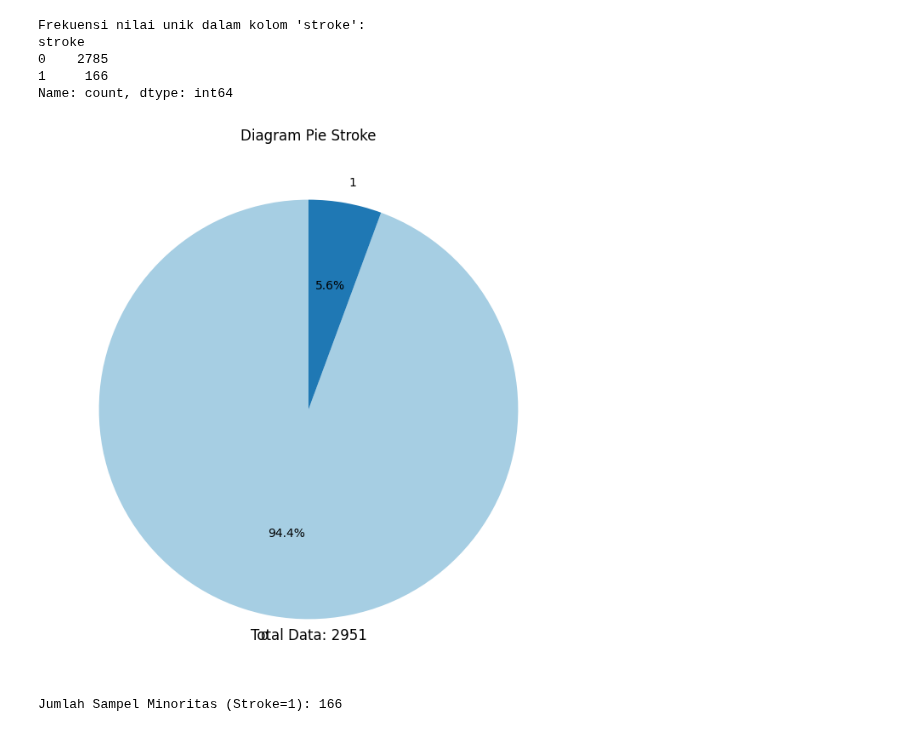
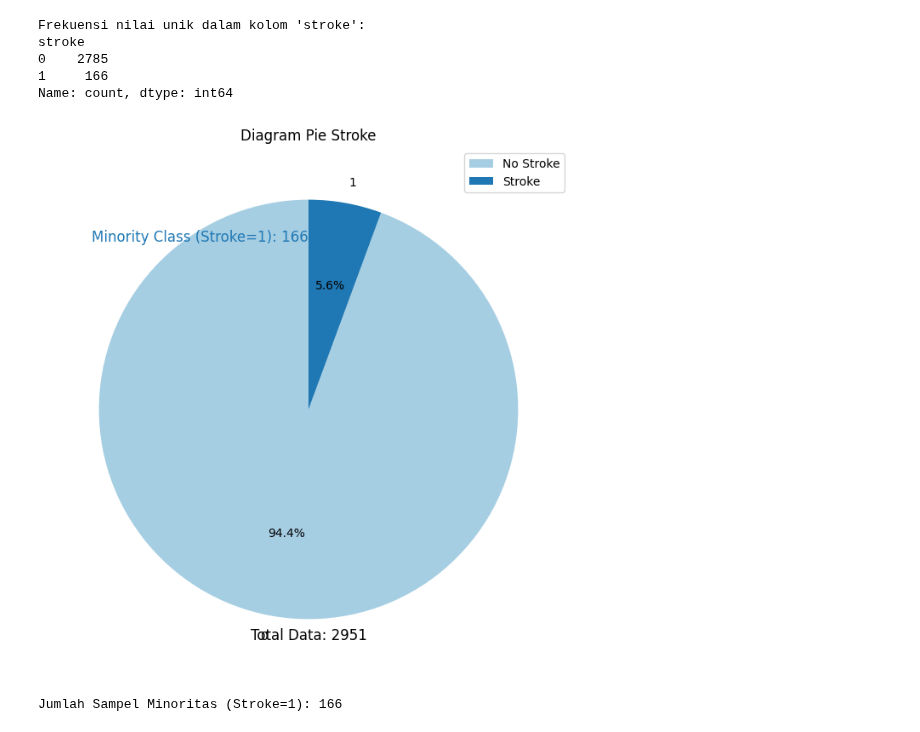
Before and after one commit to avillarafi45/TugasAkhirStrokePrediction, a Jupyter notebook: ADASYN.ipynb, the cells around one changed output. Drawn from its saved outputs; the diff is of its cells as text; code cells hidden in the pictures.

```diff
--- a/ADASYN.ipynb
+++ b/ADASYN.ipynb
@@ -43,22 +43,34 @@ Name: count, dtype: int64
 # %%
 # Hitung frekuensi nilai unik dalam kolom 'stroke'
 stroke_counts = df['stroke'].value_counts()
 
 # Plotting diagram pie untuk kolom 'stroke'
 plt.figure(figsize=(8, 8))
-plt.pie(stroke_counts, labels=stroke_counts.index, autopct='%1.1f%%', startangle=90, colors=plt.cm.Paired.colors)
+
+# Tambahkan warna untuk setiap sektor pada diagram pie
+colors = plt.cm.Paired.colors
+
+# Plot diagram pie
+plt.pie(stroke_counts, labels=stroke_counts.index, autopct='%1.1f%%', startangle=90, colors=colors)
 
 # Tambahkan keterangan total data
 total_data = len(df['stroke'])
 plt.text(0, -1.1, f'Total Data: {total_data}', fontsize=12, ha='center')
+
+# Tambahkan penanda untuk kelas minoritas
+minority_class_count = stroke_counts[1]  # Ambil frekuensi kelas minoritas
+plt.text(0, 0.8, f'Minority Class (Stroke=1): {minority_class_count}', fontsize=12, ha='right', color=colors[1])
+
+# Tambahkan legenda dengan posisi yang lebih baik
+plt.legend(labels=['No Stroke', 'Stroke'], loc='upper right')
 
 # Berikan judul
 plt.title('Diagram Pie Stroke')
 
 # Tampilkan diagram
 plt.show()
 # %% [output]
-[figure, old version]
+[figure, new version]
 # %%
 # Langkah 1: Pilih sampel minoritas
 minority_class = X[y == 1]
```
Also changed, not shown: parts of 3 cells of this notebook.
